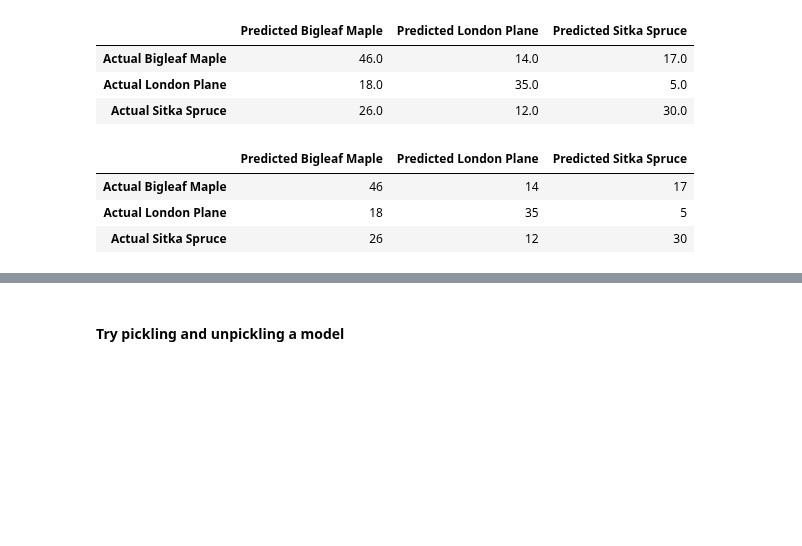
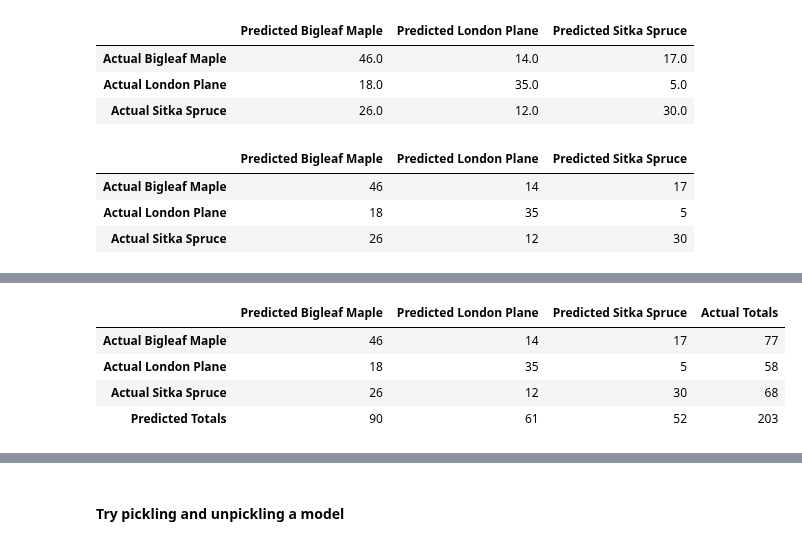
Before and after one commit to NathanielBlairStahn/tree-logic, a Jupyter notebook: build_a_model.ipynb, the cells around one changed output, grey strips where cells are left out. Saved outputs shown, nothing was run; the diff lists cells and outputs as text; code cells hidden in the pictures; blank space fills up the shorter version.

```diff
--- a/build_a_model.ipynb
+++ b/build_a_model.ipynb
@@ -591,0 +615,9 @@ gb_confusion_df.astype(int)
+# %%
+gb_confusion_df = gb_confusion_df.astype(int)
+gb_confusion_df
+# %% [output]
+|  | Predicted Bigleaf Maple | Predicted London Plane | Predicted Sitka Spruce | Actual Totals |
+| Actual Bigleaf Maple | 46 | 14 | 17 | 77 |
+| Actual London Plane | 18 | 35 | 5 | 58 |
+| Actual Sitka Spruce | 26 | 12 | 30 | 68 |
+| Predicted Totals | 90 | 61 | 52 | 203 |
```
Also changed, not shown: parts of 11 cells of this notebook.
